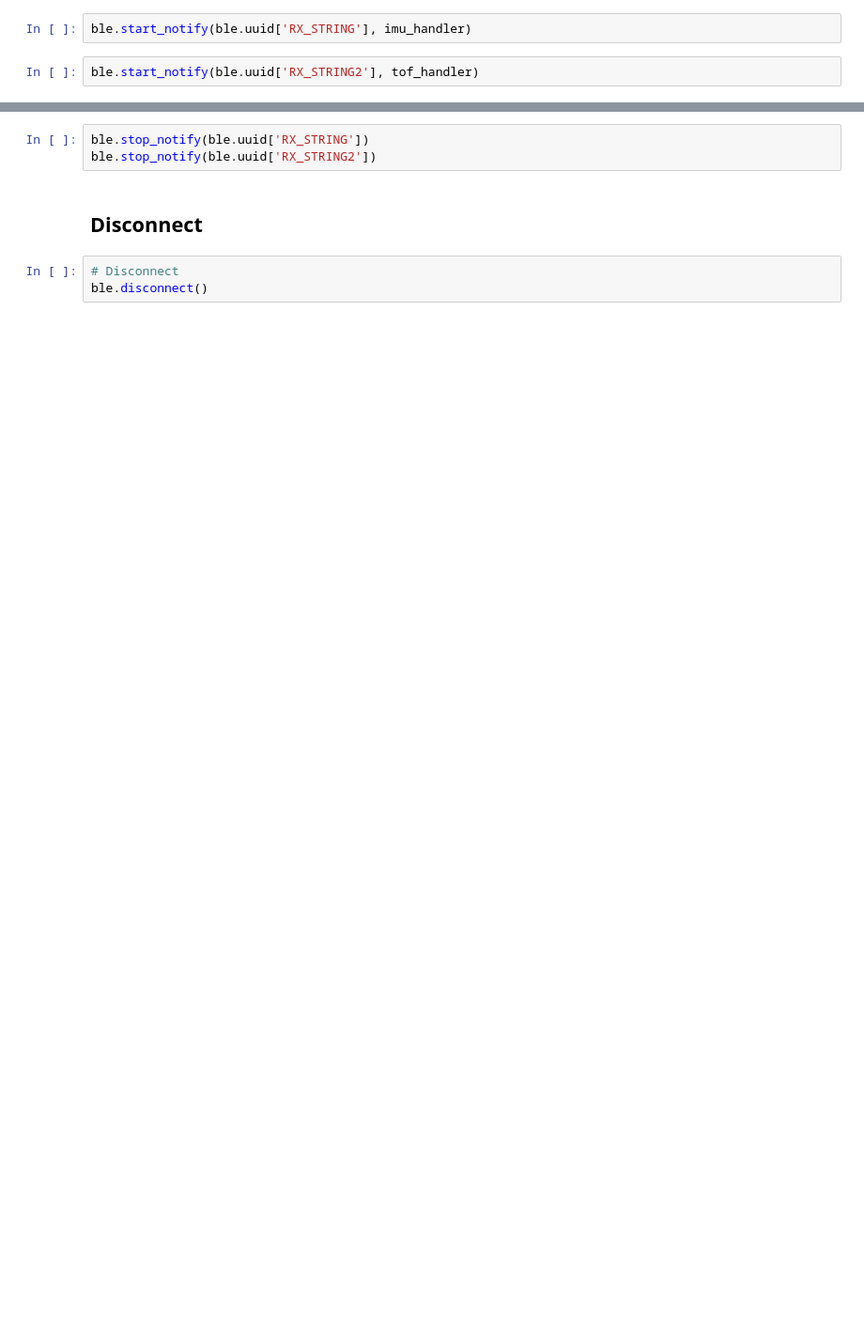
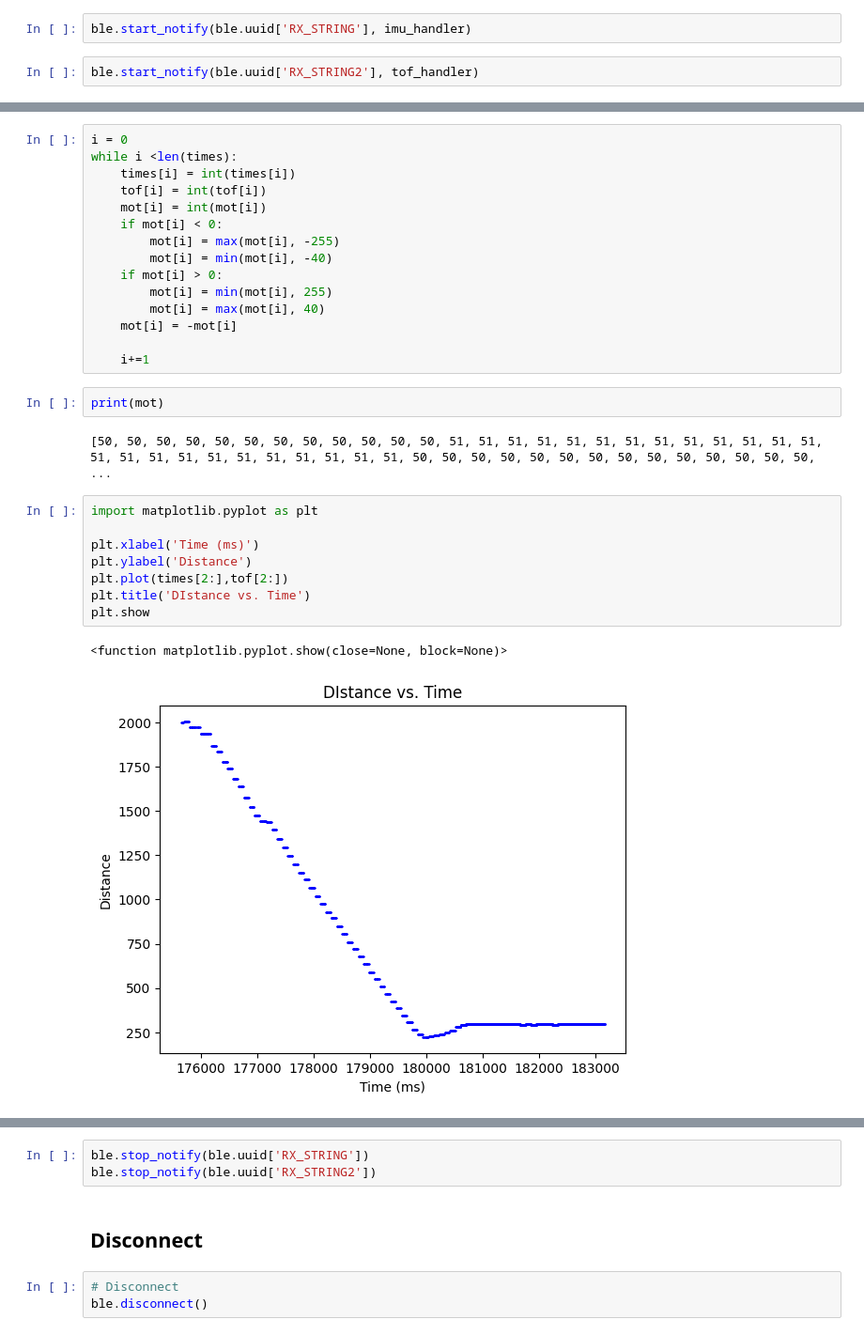
Before and after one commit to bhadrab/ECE4160LabCode, a Jupyter notebook: ble_python/demo.ipynb, the cells around one changed output, grey strips where cells are left out. Shown at 94% size. Drawn from its saved outputs; the diff is of its cells as text; blank space fills up the shorter version.

```diff
--- a/ble_python/demo.ipynb
+++ b/ble_python/demo.ipynb
@@ -217,0 +226,30 @@ print(roll)
+# %%
+i = 0
+while i <len(times):
+    times[i] = int(times[i])
+    tof[i] = int(tof[i])
+    mot[i] = int(mot[i])
+    if mot[i] < 0:
+        mot[i] = max(mot[i], -255)
+        mot[i] = min(mot[i], -40)
+    if mot[i] > 0:
+        mot[i] = min(mot[i], 255)
+        mot[i] = max(mot[i], 40)
+    mot[i] = -mot[i]
+
+    i+=1
+# %%
+print(mot)
+# %% [output]
+[50, 50, 50, 50, 50, 50, 50, 50, 50, 50, 50, 50, 51, 51, 51, 51, 51, 51, 51, 51, 51, 51, 51, 51, 51, 51, 51, 51, 51, 51, 51, 51, 51, 51, 51, 51, 50, 50, 50, 50, 50, 50, 50, 50, 50, 50, 50, 50, 50, 50, ...
+# %%
+import matplotlib.pyplot as plt
+
+plt.xlabel('Time (ms)')
+plt.ylabel('Distance')
+plt.plot(times[2:],tof[2:])
+plt.title('DIstance vs. Time')
+plt.show
+# %% [output]
+<function matplotlib.pyplot.show(close=None, block=None)>
+[figure, added]
```
Also changed, not shown: parts of 22 cells of this notebook, 6 other files.
